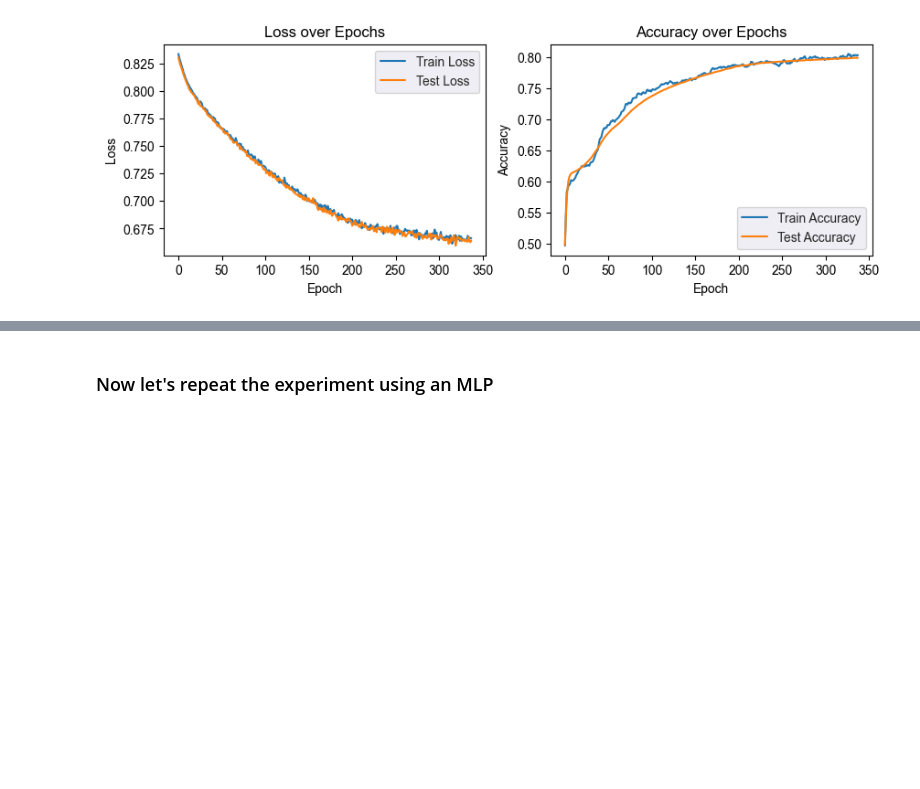
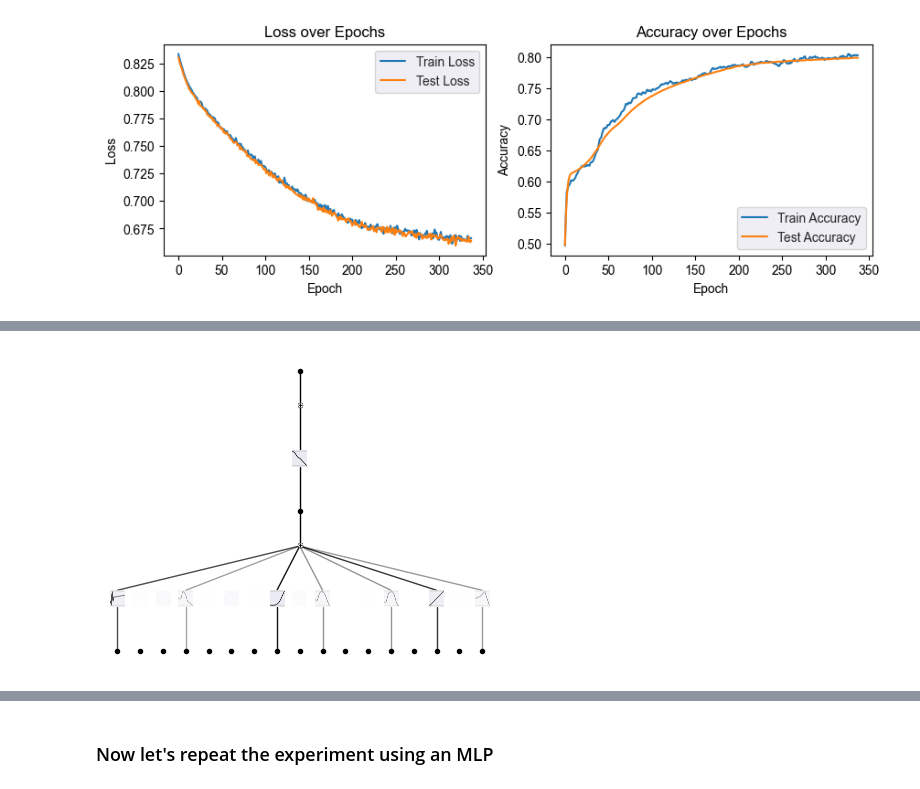
Before and after one commit to AimbotParce/MDS-AML-HiggsBosonKAN, a Jupyter notebook: notebooks/02-pykan-higgs-test.ipynb, the cells around one changed output, grey strips where cells are left out. Cells and saved outputs as stored; diff of their text form; code cells hidden in the pictures; blank space fills up the shorter version.

```diff
--- a/notebooks/02-pykan-higgs-test.ipynb
+++ b/notebooks/02-pykan-higgs-test.ipynb
@@ -169,0 +185,5 @@ AMS: 782.7232666015625
+# %%
+severely_pruned_model_kan.plot(folder="../figures/pykan-higgs-test/severely-pruned-model-plot/")
+add_gitignore("../figures/pykan-higgs-test/severely-pruned-model-plot/")
+# %% [output]
+[figure, added]
```
Also changed, not shown: parts of 29 cells of this notebook, 4 other files.
